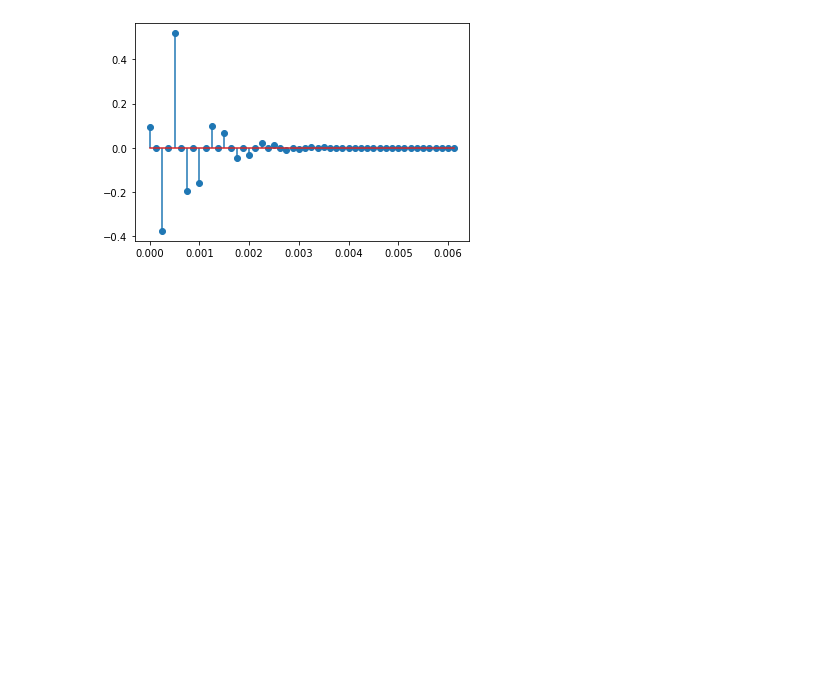
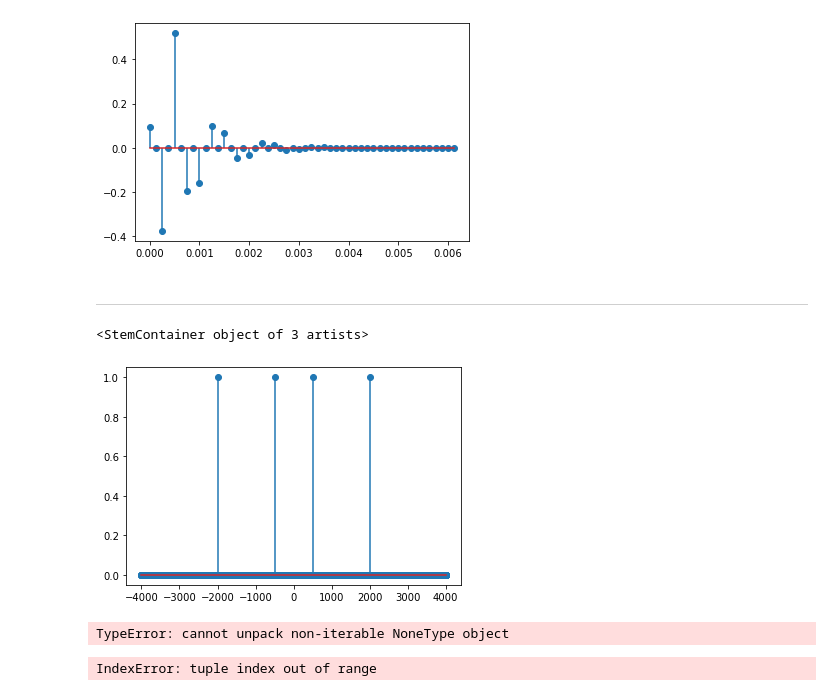
Before and after one commit to ramzibaaguigui/tp_tsg, a Jupyter notebook: notebook/baaguigui_bekkar_tp_tsg.ipynb, the cells around one changed output. Saved outputs shown, nothing was run; the diff lists cells and outputs as text; code cells hidden in the pictures; blank space fills up the shorter version.

```diff
--- a/notebook/baaguigui_bekkar_tp_tsg.ipynb
+++ b/notebook/baaguigui_bekkar_tp_tsg.ipynb
@@ -90,6 +114,12 @@ class ButterworthBandPassFilter(object):
         if show:
             plt.show()
 
+    def filter_signal(self, x):
+        b, a = self.compute_coefficients()
+        filtered = lfilter(b, a, x)
+        return filtered
+
+
     @staticmethod
     def plot_filters(f_low, f_high, Fs, orders):
         filters = [
@@ -159,3 +189,29 @@ plt.stem(t, imp)
 # %% [output]
 <StemContainer object of 3 artists>
 [figure]
+# %% [markdown]
+----------------------
+# %%
+def generate_signal(f, Fs, duration):
+    step = 1/Fs
+    T = np.arange(0, duration, step=step)
+
+    return T, np.sin(2 * np.pi * f * T)
+# %%
+T_500, signal_500 = generate_signal(500, 8000, 2)
+T_2000, signal_2000 = generate_signal(2000, 8000, 2)
+signal_sum = signal_500 + signal_2000
+
+freqs, fourier = fourier_transform(signal_sum, 8000)
+plt.stem(freqs, np.abs(fourier))
+# %% [output]
+<StemContainer object of 3 artists>
+[figure, added]
+# %%
+filtered_sum = f.filter_signal(signal_sum)
+# %% [output]
+TypeError: cannot unpack non-iterable NoneType object
+# %%
+fourier_transform(filtered_sum, 8000)
+# %% [output]
+IndexError: tuple index out of range
```
Also changed, not shown: parts of 4 cells of this notebook.
